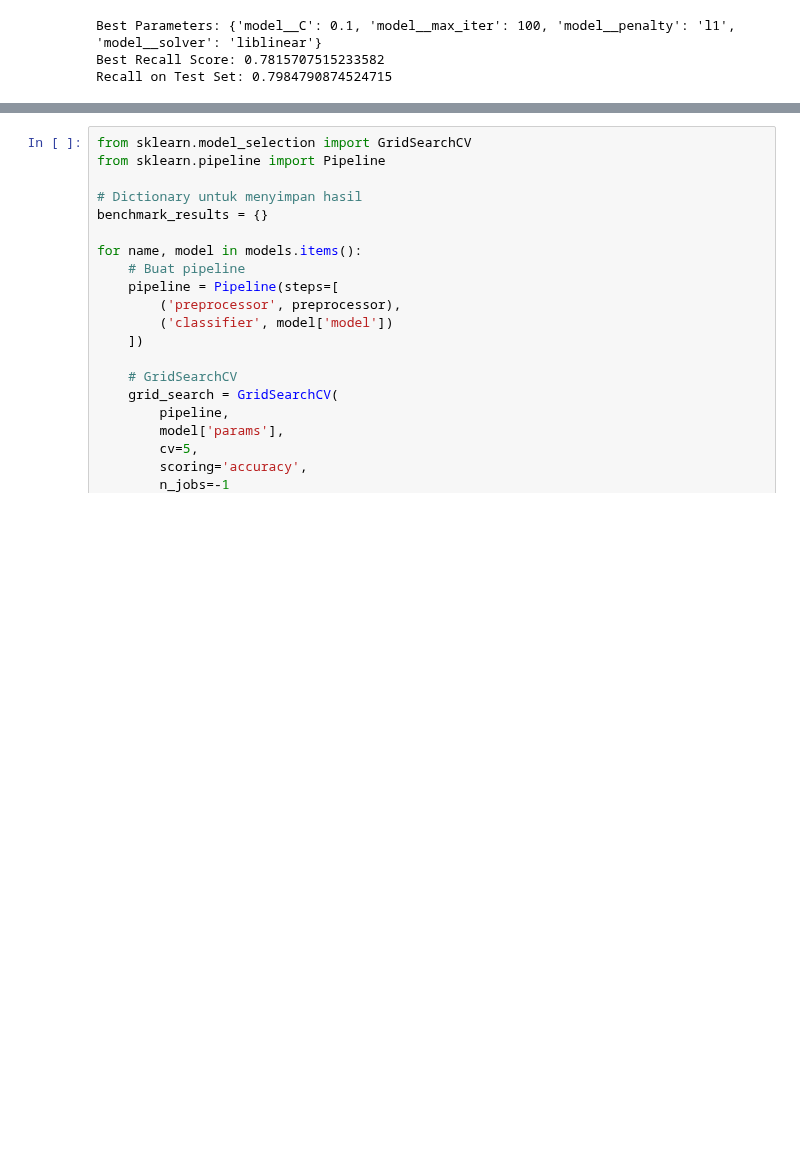
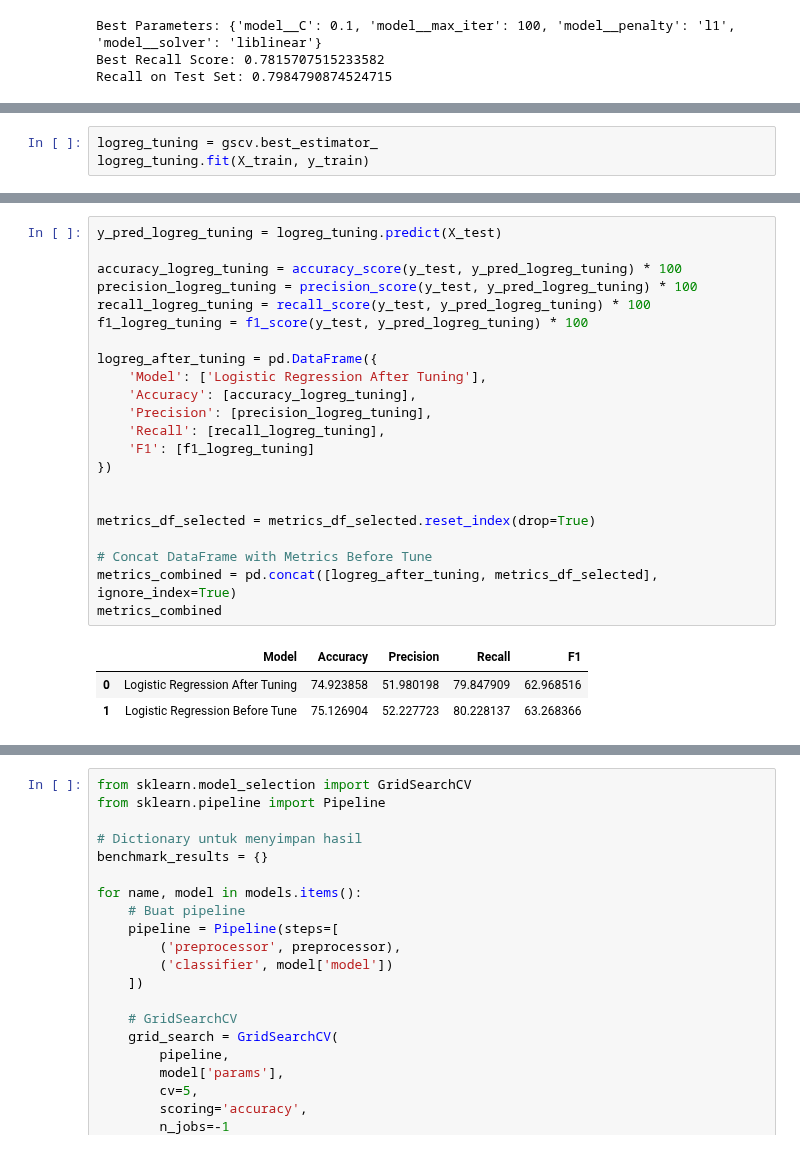
Before and after one commit to fahdmuchammad/Capstone-3-Purwadhika-Machine-learning, a Jupyter notebook: Capstone_3_Muchammad Fahd_Telco.ipynb, the cells around one changed output, grey strips where cells are left out. Cells and saved outputs as stored; diff of their text form; blank space fills up the shorter version.

```diff
--- a/Capstone_3_Muchammad Fahd_Telco.ipynb
+++ b/Capstone_3_Muchammad Fahd_Telco.ipynb
@@ -911,0 +921,3 @@ Recall on Test Set: 0.7984790874524715
+# %%
+logreg_tuning = gscv.best_estimator_
+logreg_tuning.fit(X_train, y_train)
@@ -911,0 +937,26 @@ Recall on Test Set: 0.7984790874524715
+# %%
+y_pred_logreg_tuning = logreg_tuning.predict(X_test)
+
+accuracy_logreg_tuning = accuracy_score(y_test, y_pred_logreg_tuning) * 100
+precision_logreg_tuning = precision_score(y_test, y_pred_logreg_tuning) * 100
+recall_logreg_tuning = recall_score(y_test, y_pred_logreg_tuning) * 100
+f1_logreg_tuning = f1_score(y_test, y_pred_logreg_tuning) * 100
+
+logreg_after_tuning = pd.DataFrame({
+    'Model': ['Logistic Regression After Tuning'],
+    'Accuracy': [accuracy_logreg_tuning],
+    'Precision': [precision_logreg_tuning],
+    'Recall': [recall_logreg_tuning],
+    'F1': [f1_logreg_tuning]
+})
+
+
+metrics_df_selected = metrics_df_selected.reset_index(drop=True)
+
+# Concat DataFrame with Metrics Before Tune
+metrics_combined = pd.concat([logreg_after_tuning, metrics_df_selected], ignore_index=True)
+metrics_combined
+# %% [output]
+|  | Model | Accuracy | Precision | Recall | F1 |
+| 0 | Logistic Regression After Tuning | 74.923858 | 51.980198 | 79.847909 | 62.968516 |
+| 1 | Logistic Regression Before Tune | 75.126904 | 52.227723 | 80.228137 | 63.268366 |
```
Also changed, not shown: parts of 7 cells of this notebook.
